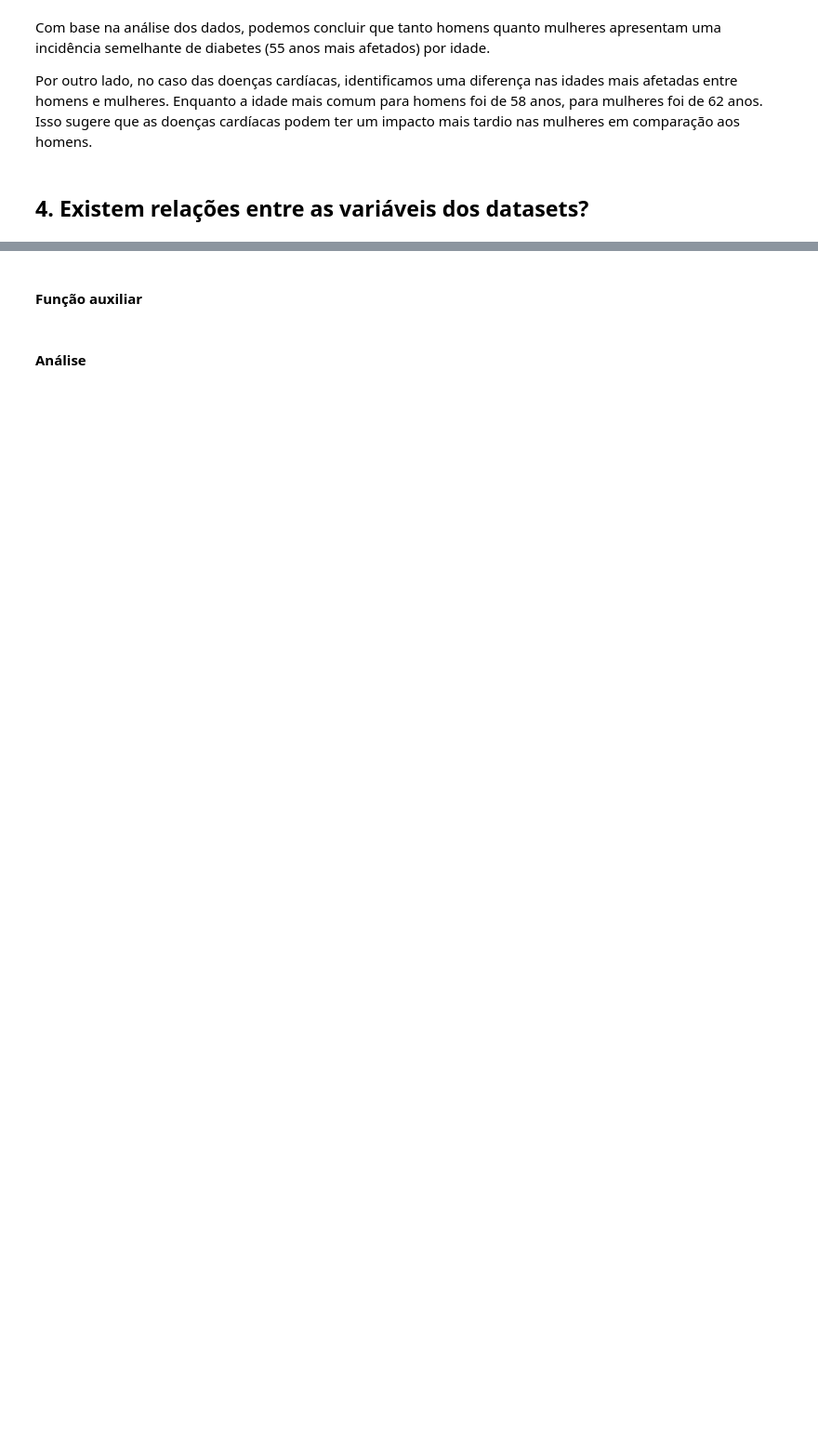
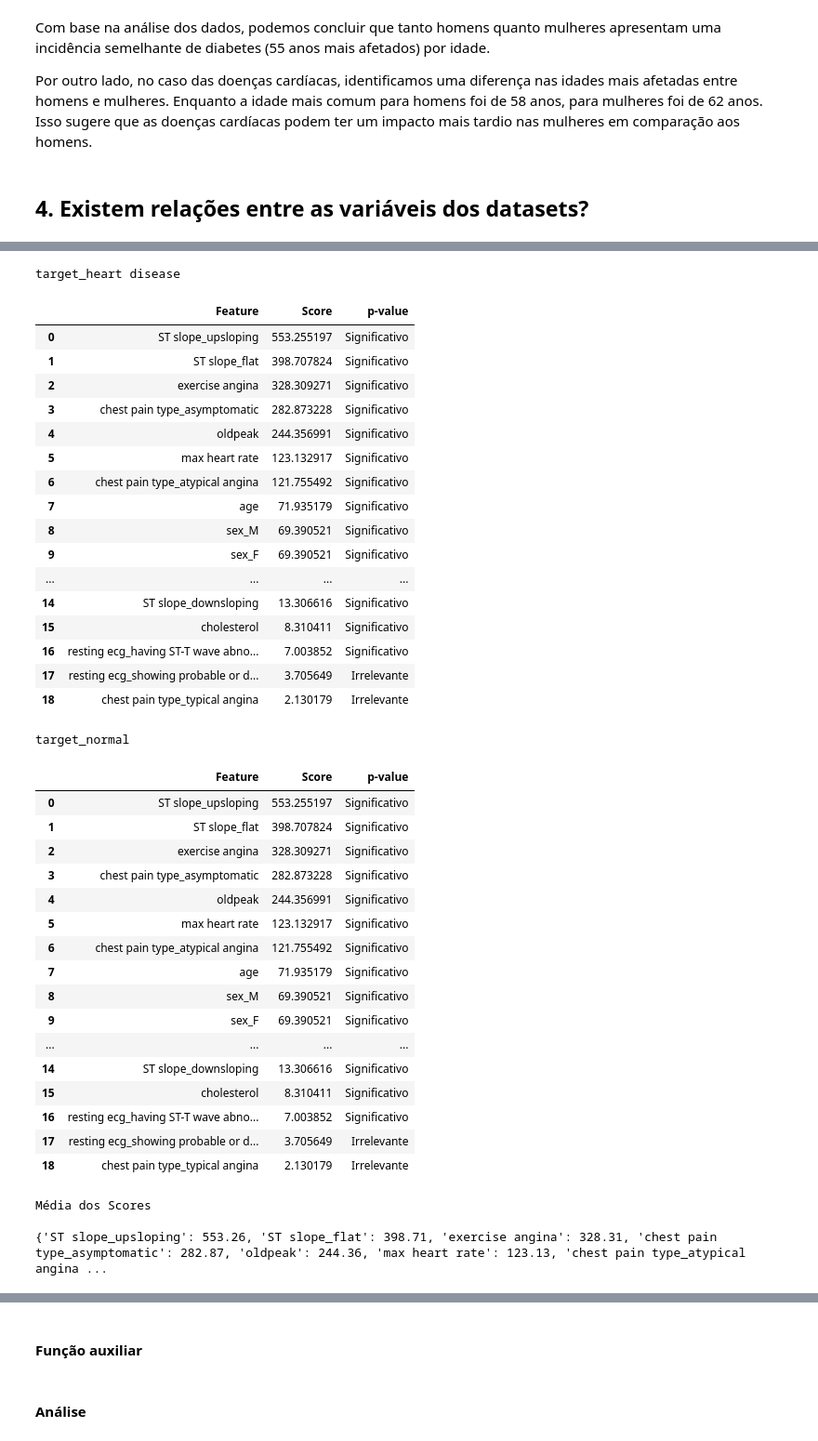
Before and after one commit to Raphael-Marchetti-Calciolari/projects-data-science-diseases-ieee-dataport, a Jupyter notebook: Projeto_Ciencia_de_Dados.ipynb, the cells around one changed output, grey strips where cells are left out. Shown: that part at 93% size. Cells and saved outputs as stored; diff of their text form; code cells hidden in the pictures; blank space fills up the shorter version.

```diff
--- a/Projeto_Ciencia_de_Dados.ipynb
+++ b/Projeto_Ciencia_de_Dados.ipynb
@@ -700,0 +876,42 @@ Não foi possível observar alguma relação evidente entre os dados
+# %%
+result = relation_between_variables(heart_disease_df, 'target', verbose=True)
+# %% [output]
+target_heart disease
+|  | Feature | Score | p-value |
+| 0 | ST slope_upsloping | 553.255197 | Significativo |
+| 1 | ST slope_flat | 398.707824 | Significativo |
+| 2 | exercise angina | 328.309271 | Significativo |
+| 3 | chest pain type_asymptomatic | 282.873228 | Significativo |
+| 4 | oldpeak | 244.356991 | Significativo |
+| 5 | max heart rate | 123.132917 | Significativo |
+| 6 | chest pain type_atypical angina | 121.755492 | Significativo |
+| 7 | age | 71.935179 | Significativo |
+| 8 | sex_M | 69.390521 | Significativo |
+| 9 | sex_F | 69.390521 | Significativo |
+| ... | ... | ... | ... |
+| 14 | ST slope_downsloping | 13.306616 | Significativo |
+| 15 | cholesterol | 8.310411 | Significativo |
+| 16 | resting ecg_having ST-T wave abno... | 7.003852 | Significativo |
+| 17 | resting ecg_showing probable or d... | 3.705649 | Irrelevante |
+| 18 | chest pain type_typical angina | 2.130179 | Irrelevante |
+target_normal
+|  | Feature | Score | p-value |
+| 0 | ST slope_upsloping | 553.255197 | Significativo |
+| 1 | ST slope_flat | 398.707824 | Significativo |
+| 2 | exercise angina | 328.309271 | Significativo |
+| 3 | chest pain type_asymptomatic | 282.873228 | Significativo |
+| 4 | oldpeak | 244.356991 | Significativo |
+| 5 | max heart rate | 123.132917 | Significativo |
+| 6 | chest pain type_atypical angina | 121.755492 | Significativo |
+| 7 | age | 71.935179 | Significativo |
+| 8 | sex_M | 69.390521 | Significativo |
+| 9 | sex_F | 69.390521 | Significativo |
+| ... | ... | ... | ... |
+| 14 | ST slope_downsloping | 13.306616 | Significativo |
+| 15 | cholesterol | 8.310411 | Significativo |
+| 16 | resting ecg_having ST-T wave abno... | 7.003852 | Significativo |
+| 17 | resting ecg_showing probable or d... | 3.705649 | Irrelevante |
+| 18 | chest pain type_typical angina | 2.130179 | Irrelevante |
+Média dos Scores
+
+{'ST slope_upsloping': 553.26, 'ST slope_flat': 398.71, 'exercise angina': 328.31, 'chest pain type_asymptomatic': 282.87, 'oldpeak': 244.36, 'max heart rate': 123.13, 'chest pain type_atypical angina ...
```
Also changed, not shown: parts of 21 cells of this notebook.
